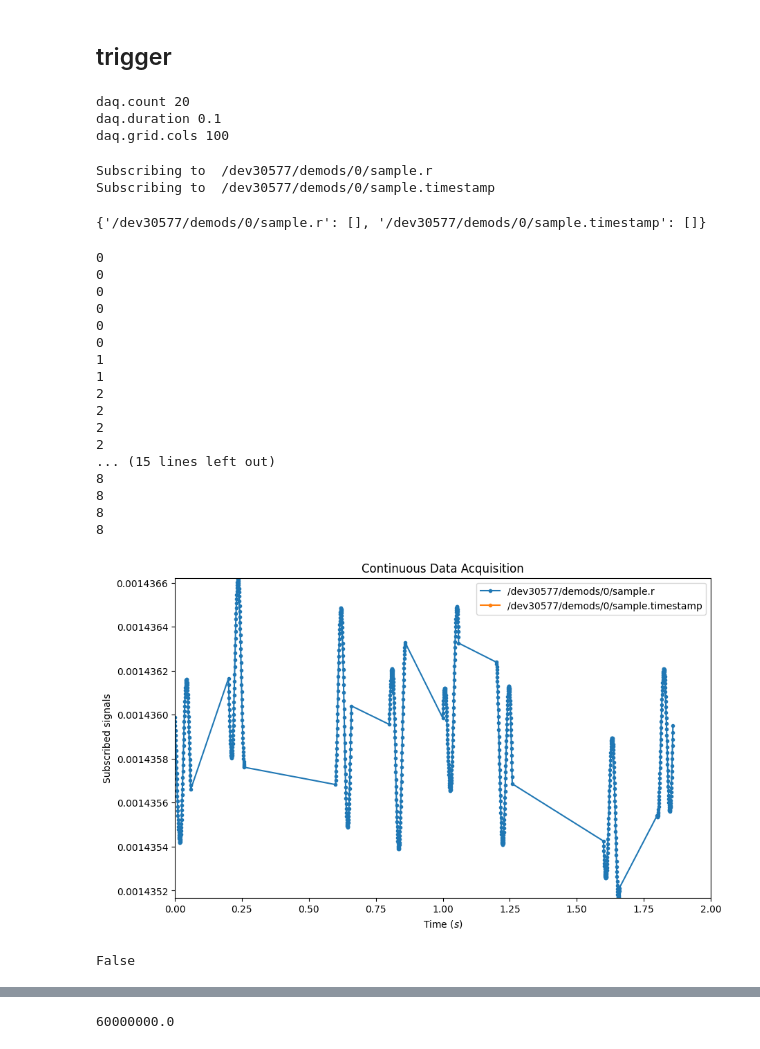
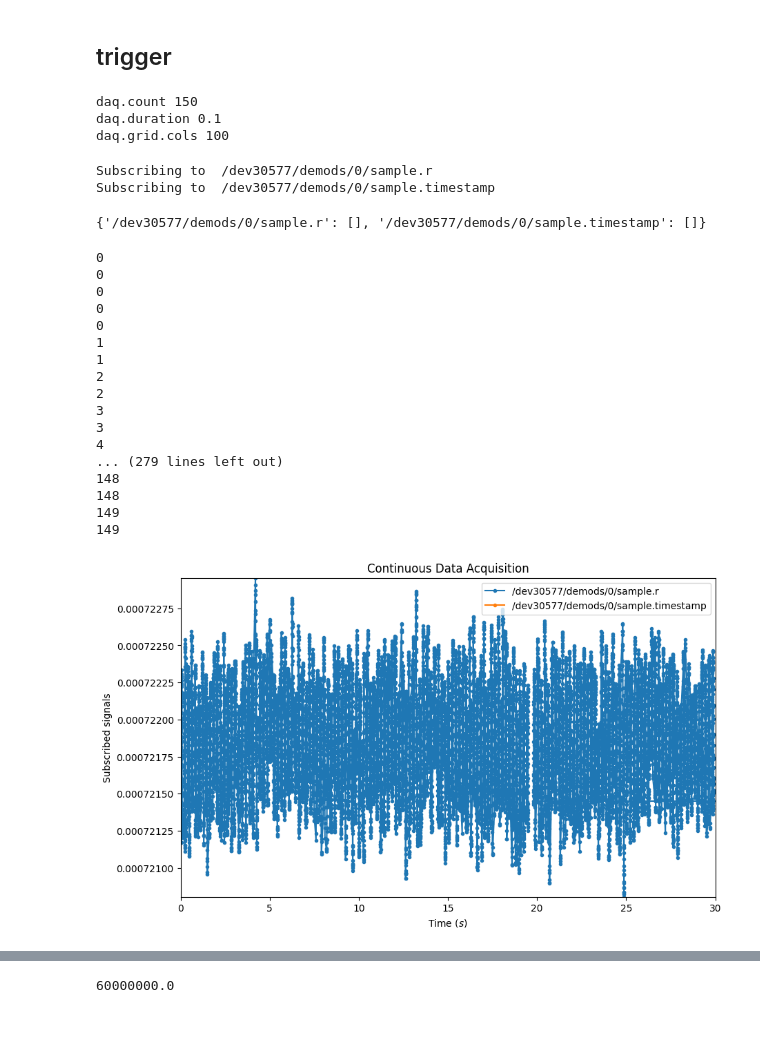
Before and after one commit to 44hsiang/SET, a Jupyter notebook: QDACII_MFLI.ipynb, the cells around one changed output, grey strips where cells are left out. Saved outputs shown, nothing was run; the diff lists cells and outputs as text; code cells hidden in the pictures.

Commit message:
WIP: lockin daq mode

```diff
--- a/QDACII_MFLI.ipynb
+++ b/QDACII_MFLI.ipynb
@@ -277,4 +232,8 @@ steps = 10
 # %%
+dwell_s  = 200e-3
+repeat= 5
+steps = 30
+
 #load the device to daq module
 daq.device(device)
 
@@ -283,7 +242,7 @@ total_duration = dwell_s*repeat*steps # Time in seconds for the aquisition.
 module_sampling_rate = 1e3  # Number of points/second.
 burst_duration = dwell_s/2  # Time in seconds for each data burst/segment.
 num_cols = int(np.ceil(module_sampling_rate * burst_duration))
-num_bursts = int(np.ceil(total_duration / burst_duration))
+num_bursts = int(np.ceil(total_duration / dwell_s))
 
 # set the acquisition parameters
 DEMOD = 0
@@ -298,7 +257,7 @@ print("daq.count", daq.count())
 print("daq.duration", daq.duration())
 print("daq.grid.cols", daq.grid.cols())
 # %% [output]
-daq.count 20
+daq.count 150
 daq.duration 0.1
 daq.grid.cols 100
 # %%
@@ -318,4 +277,27 @@ data
 Subscribing to  /dev30577/demods/0/sample.r
 Subscribing to  /dev30577/demods/0/sample.timestamp
 {'/dev30577/demods/0/sample.r': [], '/dev30577/demods/0/sample.timestamp': []}
+# %%
+def setup_qdac(qdac, dwell_s, repeat, steps):
+    qdac.reset() # reset QDACII
+
+    voltages = np.linspace(-0.4, 0.4, 101)
+
+    dc_ch2 = qdac.ch02.dc_sweep(
+        repetitions=repeat,
+        stepped=True,
+        start_V=-1,
+        stop_V=1,
+        points=steps,
+        dwell_s=dwell_s,
+    )
+
+    step_trig = dc_ch2.step_end_marker()
+
+    qdac.ext1.width_s(dwell_s / 2)
+    qdac.ext1.polarity('norm')
+    qdac.ext1.source_from_trigger(step_trig)
+    qdac.ext1.delay_s(0.1*dwell_s)
+
+    return qdac
 # %%
@@ -324,7 +308,9 @@ qdac1 = setup_qdac(qdac, dwell_s=dwell_s, repeat=repeat, steps=steps)
 # %%
-%matplotlib inline
-import time
+
 do_plot = True
+daq.grid.mode(1)
+
+daq.holdoff.time(burst_duration)
 
 clockbase = device.clockbase()
 if do_plot:
@@ -369,46 +355,43 @@ def process_data(raw_data):
         fig.canvas.draw()
     return lines
 
 # Start recording data.
+daq.finish()
 daq.execute()
-time.sleep(2)
 qdac1.start_all()
+
 # Record data in a loop with timeout.
-timeout = 1.5 * total_duration
+timeout = 2 * total_duration
 start = time.time()
 
 while not daq.finished():
     t0_loop = time.time()
     if time.time() - start > timeout:
         daq.finish()
     raw_data = daq.read()
     process_data(raw_data)
     print(len(data[signal_paths[0]]))
 
-    time.sleep(max(0, burst_duration - (time.time() - t0_loop)))
+    sleep(max(0, burst_duration - (time.time() - t0_loop)))
 # There may be new data between the last read() and calling finished().
 raw_data = daq.read()
 result = process_data(raw_data)
 # %% [output]
-0
 0
 0
 0
 0
 0
 1
 1
 2
 2
-2
-2
-... (15 lines left out)
-8
-8
-8
-8
+3
+3
+4
+... (279 lines left out)
+148
+148
+149
+149
-[figure, old version]
+[figure, new version]
-# %%
-daq.finished()
-# %% [output]
-False
```
Also changed, not shown: parts of 10 cells of this notebook.
